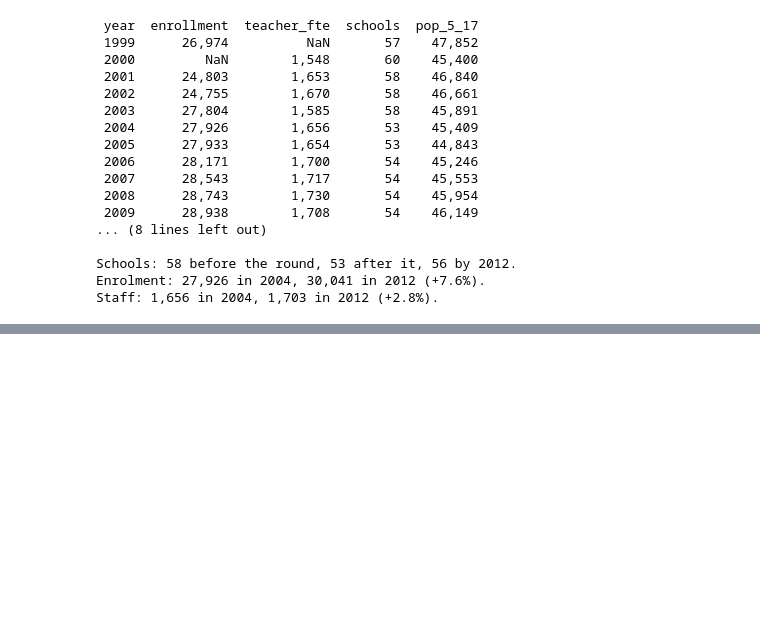
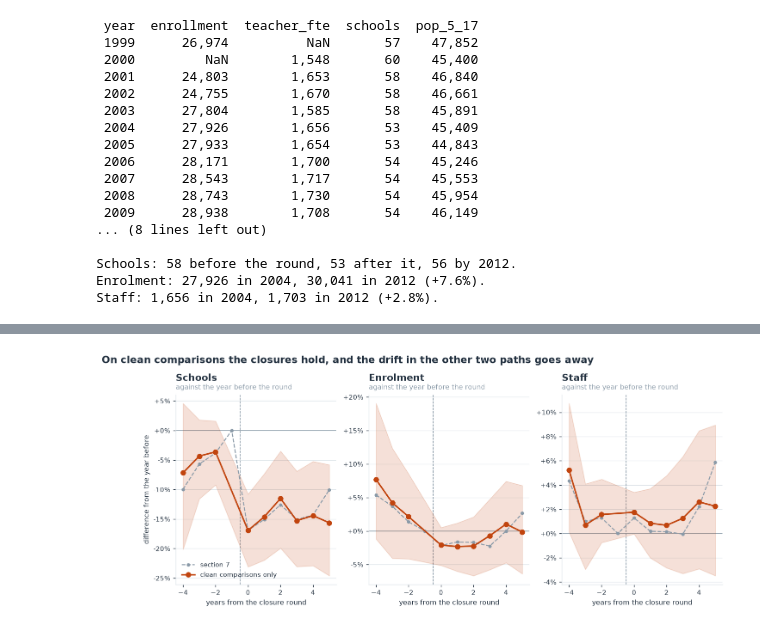
Before and after one commit to brianckeegan/charting-boulder, a Jupyter notebook: 2026-10-alternatives/alternatives-analysis.ipynb, the cells around one changed output, grey strips where cells are left out. Drawn from its saved outputs; the diff is of its cells as text; code cells hidden in the pictures; blank space fills up the shorter version.

```diff
--- a/2026-10-alternatives/alternatives-analysis.ipynb
+++ b/2026-10-alternatives/alternatives-analysis.ipynb
@@ -2119,0 +2304,26 @@ than five per cent does not rule out a fall of four.
+# %%
+fig, axes = plt.subplots(1, 3, figsize=(12.6, 4.4), sharex=True)
+for ax, label in zip(axes, ("schools", "enrolment", "staff")):
+    twfe = paths[paths["outcome"] == label].sort_values("k")
+    one = cs_paths[cs_paths["outcome"] == label].sort_values("k")
+    ax.axhline(0, color=MUTED, lw=0.9)
+    ax.axvline(-0.5, color=MUTED, lw=0.8, ls="--")
+    ax.fill_between(one["k"], one["low"] * 100, one["high"] * 100,
+                    color=ACCENT, alpha=0.16, zorder=2)
+    ax.plot(twfe["k"], twfe["effect"] * 100, marker="o", ms=3.4, color=MUTED,
+            lw=1.3, ls="--", zorder=3, label="section 7")
+    ax.plot(one["k"], one["effect"] * 100, marker="o", color=ACCENT, lw=1.9,
+            zorder=4, label="clean comparisons only")
+    ax.yaxis.set_major_formatter(lambda v, _: f"{v:+.0f}%")
+    ax.set_xlabel("years from the closure round")
+    finish(ax, label.capitalize(), "against the year before the round")
+axes[0].set_ylabel("difference from the year before")
+axes[0].legend(frameon=False, fontsize=8.5, loc="lower left")
+fig.suptitle("On clean comparisons the closures hold, and the drift in the "
+             "other two paths goes away", fontsize=13, fontweight="bold",
+             x=0.02, ha="left", y=1.04)
+fig.savefig(OUTPUT / "alt-fig10-closure-impacts-staggered.png",
+            bbox_inches="tight")
+plt.show()
+# %% [output]
+[figure, added]
```
Also changed, not shown: parts of 6 cells of this notebook, 5 other files.
